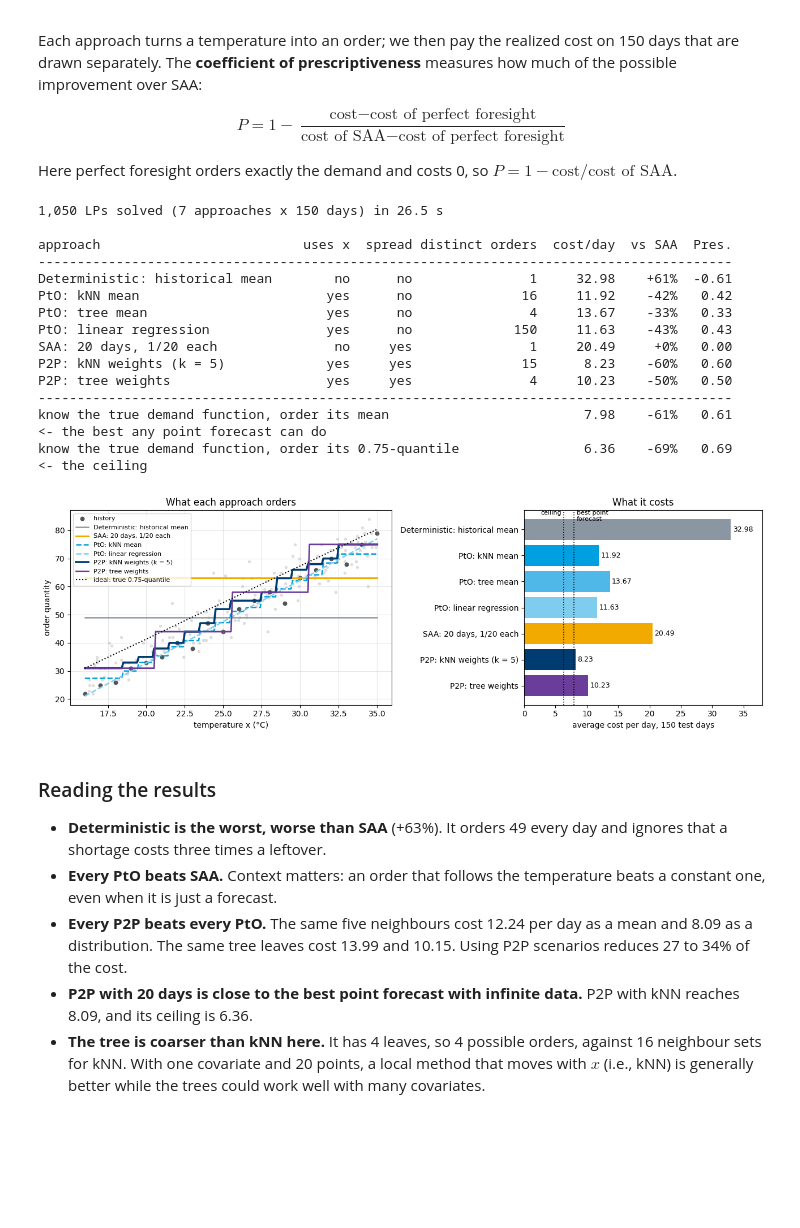
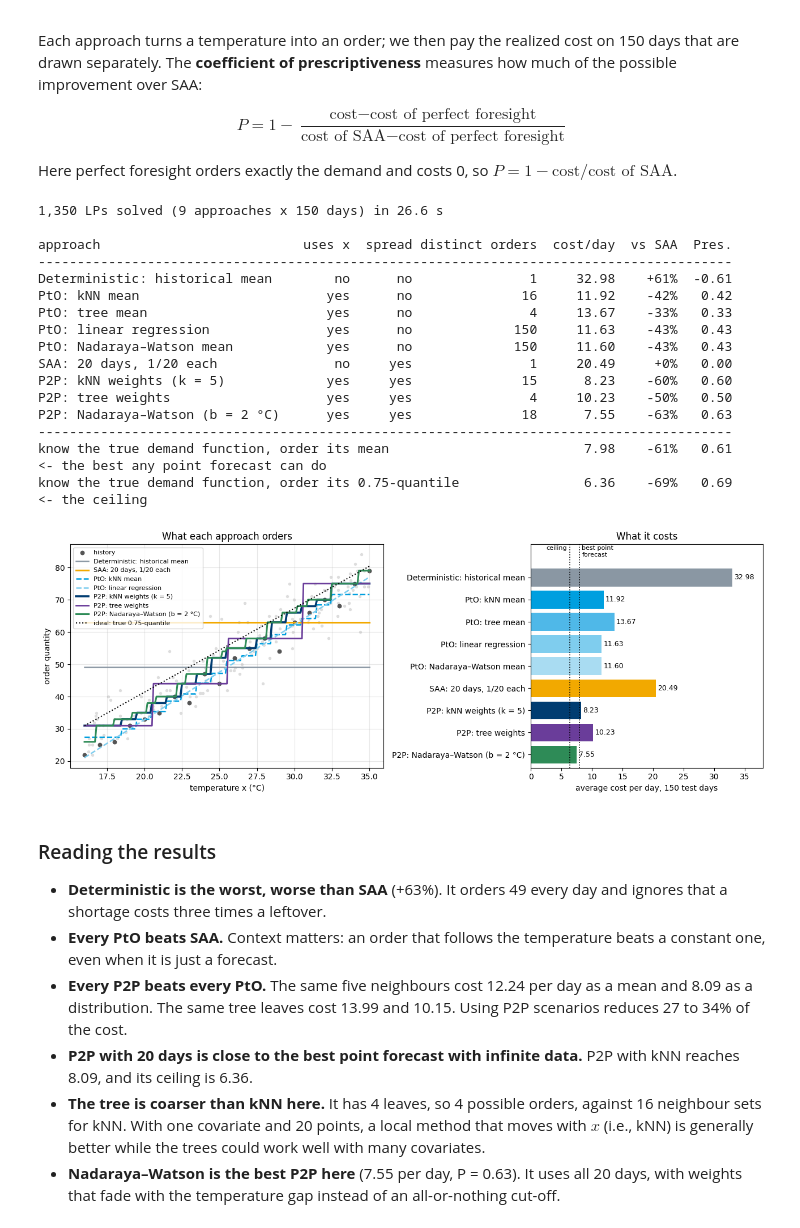
Before and after one commit to y-adulyasak/SCOA_PhD, a Jupyter notebook: S10_P2P/Newsvendor_p2p_pyomo_S1.ipynb, the cells around one changed output. Saved outputs shown, nothing was run; the diff lists cells and outputs as text; code cells hidden in the pictures; blank space fills up the shorter version.

```diff
--- a/S10_P2P/Newsvendor_p2p_pyomo_S1.ipynb
+++ b/S10_P2P/Newsvendor_p2p_pyomo_S1.ipynb
@@ -217,10 +237,18 @@ def tree_weights(x):
     w = (LEAF == tree.apply([[x]])[0]).astype(float)
     return w / w.sum()
 
+BANDWIDTH = 2.0                                  # b, in °C: how fast the weight fades with the temperature gap
+
+def nw_weights(x, X=TEMP, b=BANDWIDTH):
+    # Nadaraya-Watson: every past day gets the Gaussian kernel weight K((x - x_i)/b), normalized to sum to 1
+    kernel = np.exp(-0.5 * ((X - x) / b) ** 2)
+    return kernel / kernel.sum()
+
 linreg = LinearRegression().fit(TEMP.reshape(-1, 1), DEM)
 
 FORECAST = {"kNN mean":          lambda x: knn_weights(x) @ DEM,
             "tree mean":         lambda x: tree_weights(x) @ DEM,
+            "Nadaraya–Watson mean": lambda x: nw_weights(x) @ DEM,
             "linear regression": lambda x: linreg.predict([[x]])[0]}
 
 print(f"{'forecaster':20s}{'18 °C: forecast':>16s}{'order':>8s}{'30 °C: forecast':>18s}{'order':>8s}")
@@ -271,0 +304,14 @@ At 18 °C both P2P versions use the same five days, 16–20 °C, and order 31 vs
+# %%
+for x in [18.0, 30.0]:
+    w = nw_weights(x)
+    top = np.argsort(-w, kind="stable")[:7]
+    print(f"x = {x:.0f} °C: largest weights (temperature, demand, weight) = "
+          f"{[(int(TEMP[i]), int(DEM[i]), round(float(w[i]), 2)) for i in top]}")
+    print(f"   all {N} days are scenarios, worth {1/np.sum(w**2):.1f} equally weighted days"
+          f"  ->  P2P order {order(DEM, w):.0f}   (PtO with the NW mean: {w @ DEM:.1f})\n")
+
+print("The bandwidth b plays the role of k:")
+print(f"{'b (°C)':>8s}{'effective days at 18 °C':>25s}{'order at 18 °C':>16s}{'order at 30 °C':>16s}")
+for b in [0.5, 1, 2, 4, 8, 100]:
+    w18, w30 = nw_weights(18, b=b), nw_weights(30, b=b)
+    print(f"{b:>8}{1/np.sum(w18**2):>25.1f}{order(DEM, w18):>16.0f}{order(DEM, w30):>16.0f}")
@@ -285,14 +346,16 @@ APPROACHES = {   # name: (uses temperature?, uses the spread?, policy x -> order
     "PtO: kNN mean":                    ("yes", "no",  lambda x: order([FORECAST["kNN mean"](x)], [1.0])),
     "PtO: tree mean":                   ("yes", "no",  lambda x: order([FORECAST["tree mean"](x)], [1.0])),
     "PtO: linear regression":           ("yes", "no",  lambda x: order([FORECAST["linear regression"](x)], [1.0])),
+    "PtO: Nadaraya–Watson mean":        ("yes", "no",  lambda x: order([FORECAST["Nadaraya–Watson mean"](x)], [1.0])),
     "SAA: 20 days, 1/20 each":          ("no",  "yes", lambda x: order(DEM, W_SAA)),
     "P2P: kNN weights (k = 5)":         ("yes", "yes", lambda x: order(DEM, knn_weights(x))),
     "P2P: tree weights":                ("yes", "yes", lambda x: order(DEM, tree_weights(x))),
+    "P2P: Nadaraya–Watson (b = 2 °C)":  ("yes", "yes", lambda x: order(DEM, nw_weights(x))),
 }
 t0 = time.time()
 ORDERS = {name: np.array([pol(x) for x in T_TEST]) for name, (_, _, pol) in APPROACHES.items()}
 COST = {name: nv_cost(z, D_TEST).mean() for name, z in ORDERS.items()}
-print(f"{7*len(T_TEST):,} LPs solved (7 approaches x 150 days) in {time.time() - t0:.1f} s\n")
+print(f"{len(APPROACHES)*len(T_TEST):,} LPs solved ({len(APPROACHES)} approaches x {len(T_TEST)} days) in {time.time() - t0:.1f} s\n")
 
 c_saa = COST["SAA: 20 days, 1/20 each"]
 print(f"{'approach':33s}{'uses x':>7s}{'spread':>8s}{'distinct orders':>16s}{'cost/day':>10s}{'vs SAA':>8s}{'Pres.':>7s}")
@@ -312,7 +375,7 @@ print(f"{'know the true demand function, order its mean':33s}{'':19s}{c_mean:>10
 print(f"{'know the true demand function, order its 0.75-quantile':33s}{'':10s}{c_quant:>10.2f}{100*(c_quant/c_saa - 1):>+7.0f}%{1 - c_quant/c_saa:>7.2f}"
       "   <- the ceiling")
 # %% [output]
-1,050 LPs solved (7 approaches x 150 days) in 26.5 s
+1,350 LPs solved (9 approaches x 150 days) in 26.6 s
 
 approach                          uses x  spread distinct orders  cost/day  vs SAA  Pres.
 -----------------------------------------------------------------------------------------
@@ -320,40 +383,45 @@ Deterministic: historical mean        no      no               1     32.98    +6
 PtO: kNN mean                        yes      no              16     11.92    -42%   0.42
 PtO: tree mean                       yes      no               4     13.67    -33%   0.33
 PtO: linear regression               yes      no             150     11.63    -43%   0.43
+PtO: Nadaraya–Watson mean            yes      no             150     11.60    -43%   0.43
 SAA: 20 days, 1/20 each               no     yes               1     20.49     +0%   0.00
 P2P: kNN weights (k = 5)             yes     yes              15      8.23    -60%   0.60
 P2P: tree weights                    yes     yes               4     10.23    -50%   0.50
+P2P: Nadaraya–Watson (b = 2 °C)      yes     yes              18      7.55    -63%   0.63
 -----------------------------------------------------------------------------------------
 know the true demand function, order its mean                         7.98    -61%   0.61   <- the best any point forecast can do
 know the true demand function, order its 0.75-quantile                6.36    -69%   0.69   <- the ceiling
 # %%
 xs = np.arange(16, 35.01, 0.1)
 style = {"Deterministic: historical mean": ("#8A97A3", "-",  1.8),
          "SAA: 20 days, 1/20 each":        ("#F2A900", "-",  2.2),
          "PtO: kNN mean":                  ("#009FDF", "--", 1.8),
          "PtO: linear regression":         ("#7FCDEE", "--", 1.8),
          "P2P: kNN weights (k = 5)":       ("#003C71", "-",  2.6),
-         "P2P: tree weights":              ("#6A3D9A", "-",  2.0)}
-fig, ax = plt.subplots(1, 2, figsize=(13, 4.4), gridspec_kw={"width_ratios": [1.35, 1]})
+         "P2P: tree weights":              ("#6A3D9A", "-",  2.0),
+         "P2P: Nadaraya–Watson (b = 2 °C)": ("#2E8B57", "-",  2.2)}
+fig, ax = plt.subplots(1, 2, figsize=(13, 4.9), gridspec_kw={"width_ratios": [1.35, 1]})
 ax[0].scatter(T_TEST, D_TEST, s=8, color="#DDDDDD", zorder=0)
 ax[0].scatter(TEMP, DEM, s=22, color="#555555", zorder=1, label="history")
 for name, (col, ls, lw) in style.items():
     ax[0].plot(xs, [APPROACHES[name][2](x) for x in xs], ls, color=col, lw=lw, label=name)
 ax[0].plot(xs, -14 + 2.6*xs + 5*norm.ppf(0.75), ":", color="black", lw=1.5, label="ideal: true 0.75-quantile")
 ax[0].set_xlabel("temperature x (°C)"); ax[0].set_ylabel("order quantity"); ax[0].grid(alpha=.3)
 ax[0].legend(fontsize=8, loc="upper left"); ax[0].set_title("What each approach orders")
 
 names = list(APPROACHES)
-cols = ["#8A97A3", "#009FDF", "#4FB8E8", "#7FCDEE", "#F2A900", "#003C71", "#6A3D9A"]
-ax[1].barh(names[::-1], [COST[n] for n in names][::-1], color=cols[::-1])
+bar_color = {"Deterministic: historical mean": "#8A97A3", "PtO: kNN mean": "#009FDF", "PtO: tree mean": "#4FB8E8",
+             "PtO: linear regression": "#7FCDEE", "PtO: Nadaraya–Watson mean": "#A9DCF2", "SAA: 20 days, 1/20 each": "#F2A900",
+             "P2P: kNN weights (k = 5)": "#003C71", "P2P: tree weights": "#6A3D9A", "P2P: Nadaraya–Watson (b = 2 °C)": "#2E8B57"}
+ax[1].barh(names[::-1], [COST[n] for n in names][::-1], color=[bar_color[n] for n in names[::-1]])
 for v, lab, ha, dx in [(c_mean, "best point\nforecast", "left", 0.4), (c_quant, "ceiling", "right", -0.4)]:
-    ax[1].axvline(v, color="black", ls=":", lw=1.2); ax[1].text(v + dx, 6.75, lab, fontsize=8, ha=ha, va="top")
+    ax[1].axvline(v, color="black", ls=":", lw=1.2); ax[1].text(v + dx, len(names) + 0.45, lab, fontsize=8, ha=ha, va="top")
 for i, n in enumerate(names[::-1]):
     ax[1].text(COST[n] + 0.3, i, f"{COST[n]:.2f}", va="center", fontsize=9)
-ax[1].set_xlabel("average cost per day, 150 test days"); ax[1].set_xlim(0, 38); ax[1].set_title("What it costs")
+ax[1].set_xlabel("average cost per day, 150 test days"); ax[1].set_xlim(0, 38); ax[1].set_ylim(-0.6, len(names) + 0.5); ax[1].set_title("What it costs")
 plt.tight_layout(); plt.show()
 # %% [output]
-[figure, old version]
+[figure, new version]
 # %% [markdown]
 ### Reading the results
 
@@ -366,5 +434,6 @@ plt.tight_layout(); plt.show()
   Using P2P scenarios reduces 27 to 34% of the cost.
 * **P2P with 20 days is close to the best point forecast with infinite data.** P2P with kNN reaches 8.09, and its ceiling is 6.36.
 * **The tree is coarser than kNN here.** It has 4 leaves, so 4 possible orders, against 16 neighbour sets for kNN. With one covariate and 20 points, a local method that moves with $x$ (i.e., kNN) is generally better while the trees could work well with many covariates.
+* **Nadaraya–Watson is the best P2P here** (7.55 per day, P = 0.63). It uses all 20 days, with weights that fade with the temperature gap instead of an all-or-nothing cut-off.
 # %% [markdown]
 ---
```
Also changed, not shown: parts of 7 cells of this notebook.
